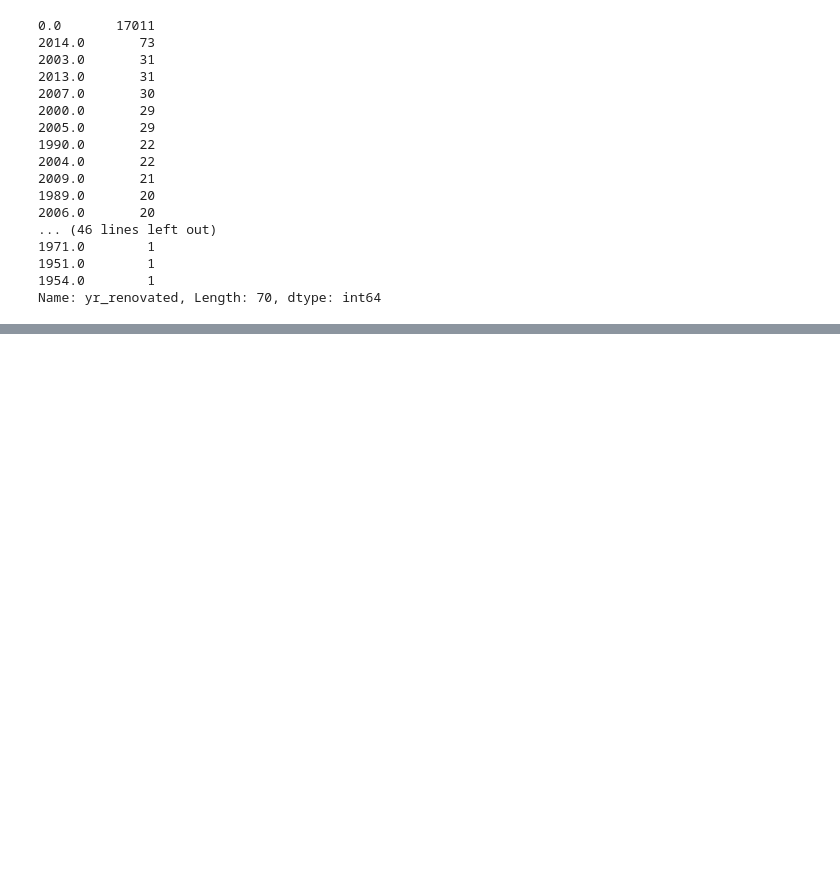
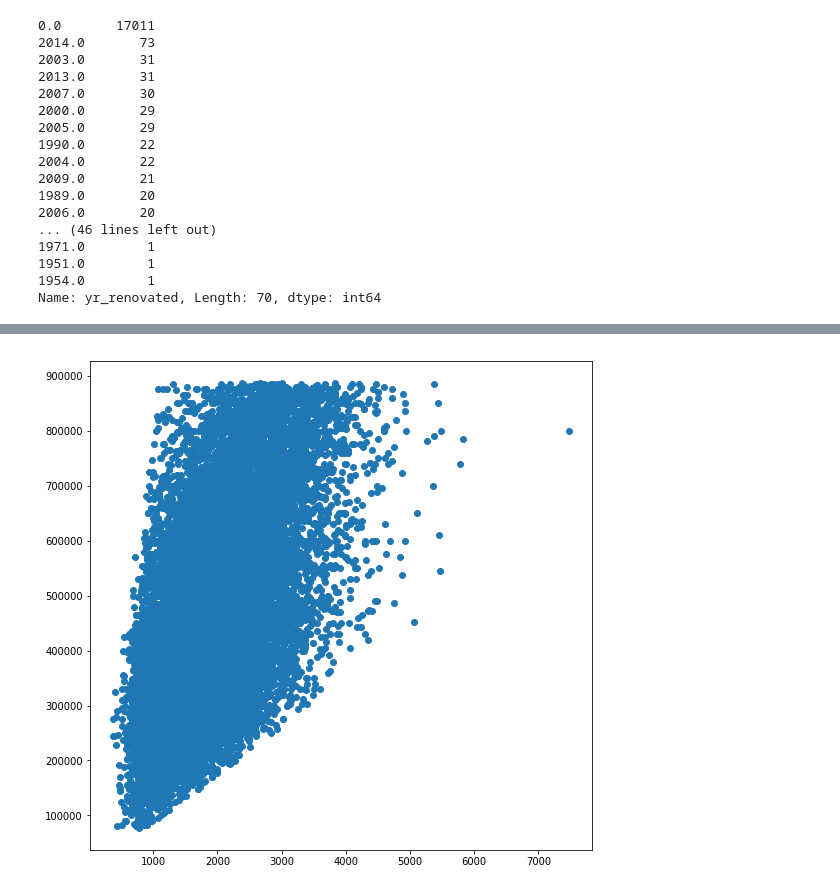
Before and after one commit to AlecMorgan/Housing-Price-Predictor, a Jupyter notebook: try_things_out.ipynb, the cells around one changed output, grey strips where cells are left out. Saved outputs shown, nothing was run; the diff lists cells and outputs as text; code cells hidden in the pictures; blank space fills up the shorter version.

```diff
--- a/try_things_out.ipynb
+++ b/try_things_out.ipynb
@@ -68,0 +101,5 @@ Name: yr_renovated, Length: 70, dtype: int64
+# %%
+plt.figure(figsize=(9, 9))
+_ = plt.scatter(house_data_90th['sqft_living'], house_data_90th['price'])
+# %% [output]
+[figure, added]
```
Also changed, not shown: parts of 4 cells of this notebook.
